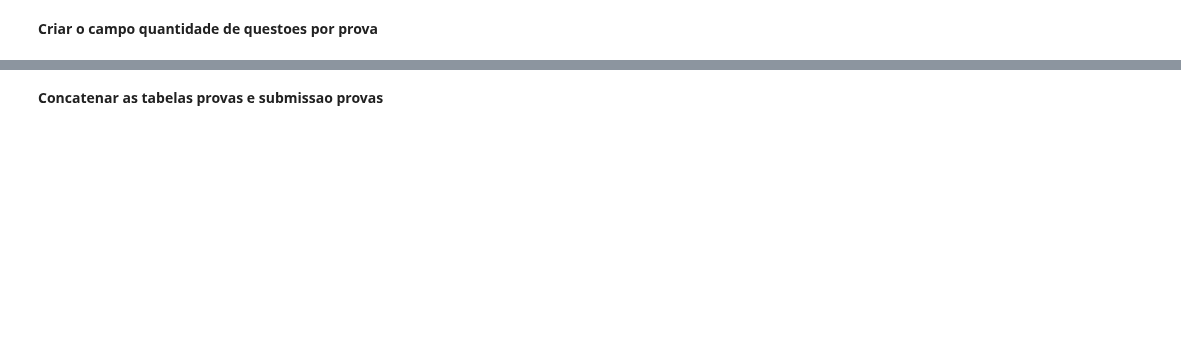
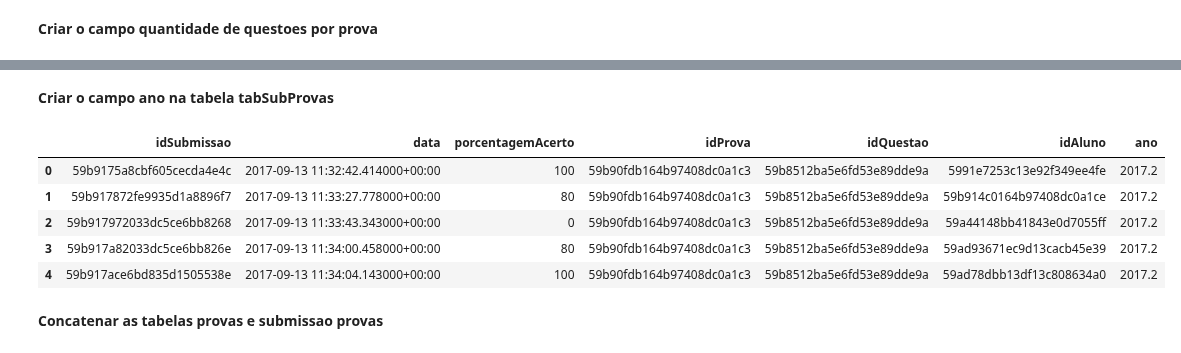
Before and after one commit to repitta/CienciaDeDadosEducacionais, a Jupyter notebook: LOP.ipynb, the cells around one changed output, grey strips where cells are left out. Cells and saved outputs as stored; diff of their text form; code cells hidden in the pictures; blank space fills up the shorter version.

```diff
--- a/LOP.ipynb
+++ b/LOP.ipynb
@@ -167,8 +167,8 @@ tabListas.loc[:,"questao"] = pd.Series(idLista)
 #Tabela SubmissoesLista - taSub armazena as colunas "data","porcentagemAcerto","questao", "user"
 tabSub = lopSub.loc[:,["data","porcentagemAcerto","questao", "user"]].copy()
 
-#Tabela Provas - lopProvas armazena as colunas "_id","questao","titulo", "finalizou", "iniciou"
-tabProvas = lopProvas.loc[:,["_id", "titulo"]].copy()
+#Tabela Provas - lopProvas armazena as colunas "_id","questao","titulo","iniciou
+tabProvas = lopProvas.loc[:,["_id", "titulo","iniciou"]].copy()
 questao   = []
 turma     = []
 for j in range(len(tabProvas)):
@@ -426,16 +670,16 @@ tabelaFinalListas.to_csv(r'lopUsuarioNotaLista.csv')
 # %% [markdown]
 **#Expandir a tabela de provas para que cada questão das provas seja uma linha da tabela**
 # %%
-colunas   = ["idProva","idQuestao","titulo"]#,'idTurma']
+colunas   = ["idProva","idQuestao","titulo",'data']
 provaNovo = pd.DataFrame(columns=colunas)
 for i in range(len(tabProvas)):
   idProva   = tabProvas["_id"].iloc[i]
   titulo    = tabProvas["titulo"].iloc[i]
- # turma     = tabProvas["turma"].iloc[i]
+  data      = tabProvas["iniciou"].iloc[i]
   q         = tabProvas["questao"].iloc[i]
   for a in range(8):
     questao = q[a]
-    dic = {"idProva": idProva ,"titulo":titulo, "idQuestao": questao}# ,"idTurma":turma}
+    dic = {"idProva": idProva ,"titulo":titulo, "idQuestao": questao ,"data":data}
     provaNovo = pd.concat([provaNovo, pd.DataFrame(dic, index=[0])],  ignore_index=True, sort=False )
 # %% [markdown]
 **Deletar as linhas que estão com NaN**
@@ -455,3 +747,17 @@ print(provaNovo.info())
+# %% [markdown]
+**Criar o campo ano na tabela tabSubProvas**
+# %%
+tabSubProvas["ano"],tabSubProvas["mes"] = tabSubProvas['data'].dt.year, tabSubProvas['data'].dt.month
+tabSubProvas["ano"] = tabSubProvas.apply(data, axis=1)
+tabSubProvas = tabSubProvas.drop("mes",axis = 1)
+tabSubProvas.head()
+# %% [output]
+|  | idSubmissao | data | porcentagemAcerto | idProva | idQuestao | idAluno | ano |
+| 0 | 59b9175a8cbf605cecda4e4c | 2017-09-13 11:32:42.414000+00:00 | 100 | 59b90fdb164b97408dc0a1c3 | 59b8512ba5e6fd53e89dde9a | 5991e7253c13e92f349ee4fe | 2017.2 |
+| 1 | 59b917872fe9935d1a8896f7 | 2017-09-13 11:33:27.778000+00:00 | 80 | 59b90fdb164b97408dc0a1c3 | 59b8512ba5e6fd53e89dde9a | 59b914c0164b97408dc0a1ce | 2017.2 |
+| 2 | 59b917972033dc5ce6bb8268 | 2017-09-13 11:33:43.343000+00:00 | 0 | 59b90fdb164b97408dc0a1c3 | 59b8512ba5e6fd53e89dde9a | 59a44148bb41843e0d7055ff | 2017.2 |
+| 3 | 59b917a82033dc5ce6bb826e | 2017-09-13 11:34:00.458000+00:00 | 80 | 59b90fdb164b97408dc0a1c3 | 59b8512ba5e6fd53e89dde9a | 59ad93671ec9d13cacb45e39 | 2017.2 |
+| 4 | 59b917ace6bd835d1505538e | 2017-09-13 11:34:04.143000+00:00 | 100 | 59b90fdb164b97408dc0a1c3 | 59b8512ba5e6fd53e89dde9a | 59ad78dbb13df13c808634a0 | 2017.2 |
 # %% [markdown]
 **Concatenar as tabelas provas e submissao provas**
 # %%
```
Also changed, not shown: parts of 41 cells of this notebook.
